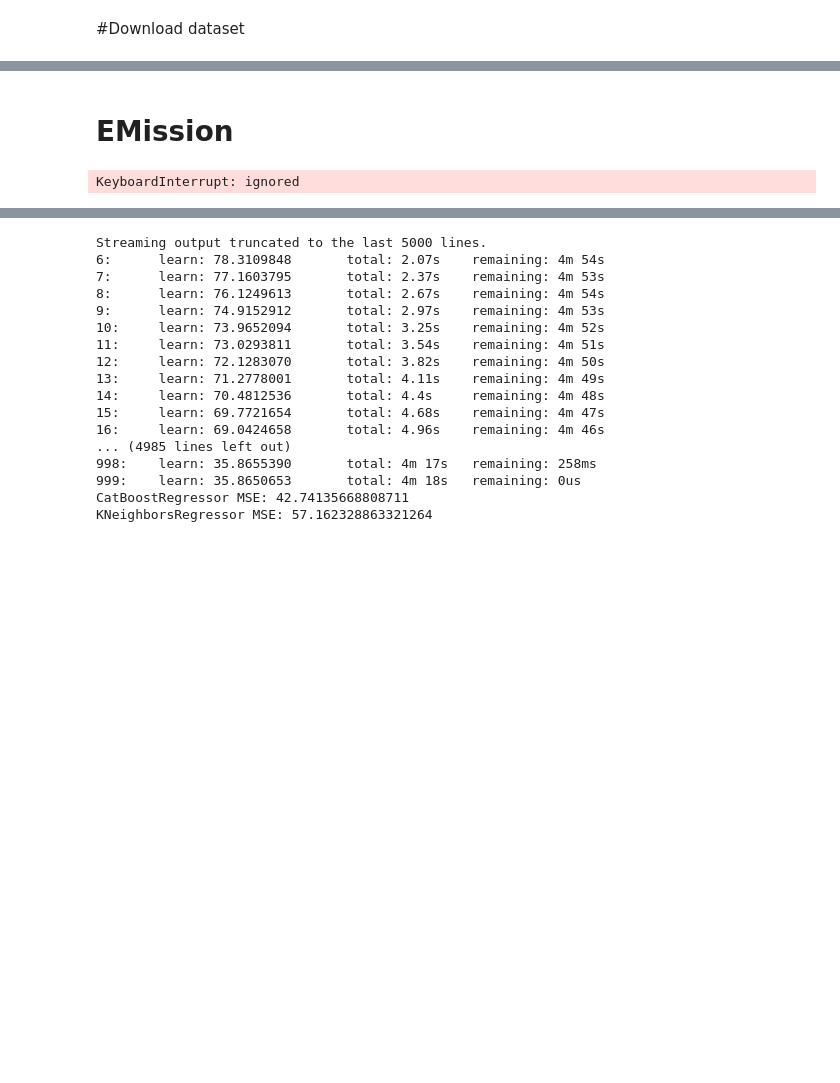
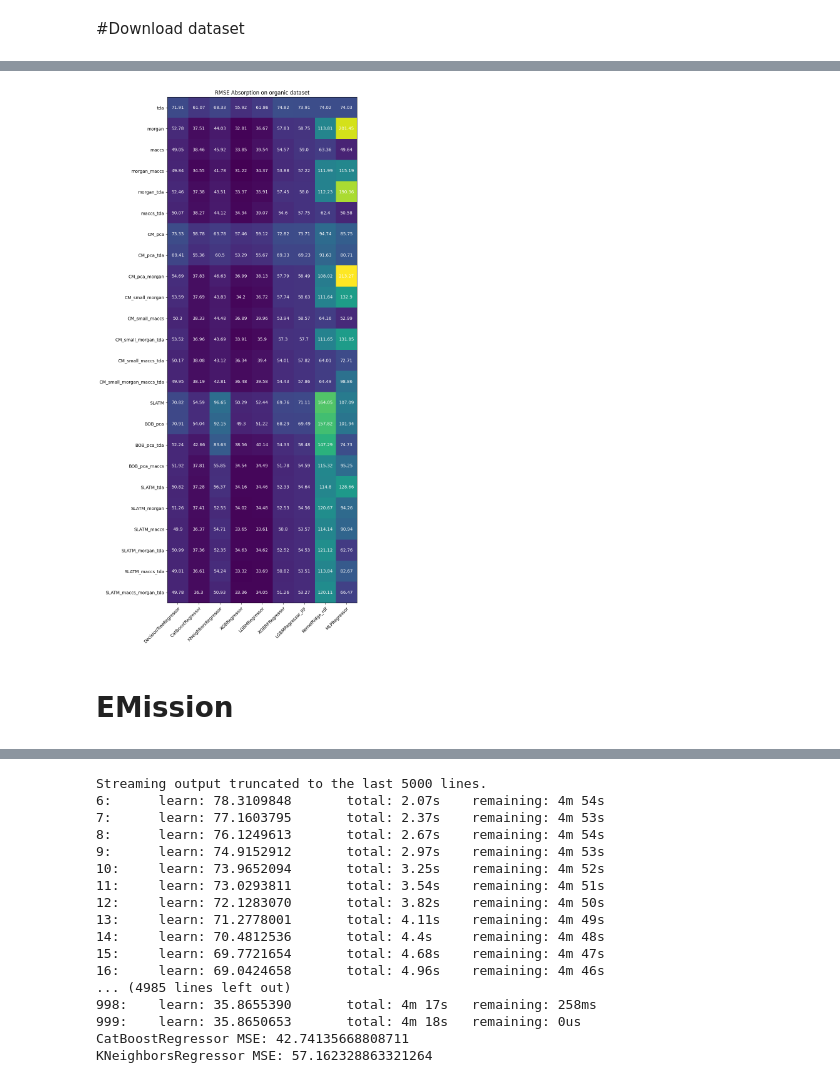
Before and after one commit to Yagr49/Photocatalyst_NN, a Jupyter notebook: notebooks/Validate_model_for_descriptors_correlation.ipynb, the cells around one changed output, grey strips where cells are left out. Drawn from its saved outputs; the diff is of its cells as text; code cells hidden in the pictures; blank space fills up the shorter version.

```diff
--- a/notebooks/Validate_model_for_descriptors_correlation.ipynb
+++ b/notebooks/Validate_model_for_descriptors_correlation.ipynb
@@ -176,5 +202,4 @@ for i in tqdm(range(len(list_of_dataset))):
         scores = cross_val_score(models[j], x_train, y_train, cv=KFold(n_splits=5, shuffle=True, random_state=rng), scoring='neg_root_mean_squared_error')
         scores_mse_dict[f'{model_name_2[j].__class__.__name__}'] = -1*scores.mean()
         result_df[f'{model_name_2[j]}'][f'{list(dict_df.keys())[i]}'] = -1*scores.mean()
-        result_df.to_csv('/content/drive/MyDrive/result_cor_abs_3.csv')
         print(f'{model_name_2[j]} MSE: {-1*scores.mean()}')
@@ -181,11 +226,35 @@ for i in tqdm(range(len(list_of_dataset))):
+# %%
+model_name_2 = ['DecisionTreeRegressor',
+ 'CatBoostRegressor',
+ 'KNeighborsRegressor',
+ 'XGBRegressor',
+ 'LGBMRegressor',
+ 'XGBRFRegressor',
+ 'LGBMRegressor_RF',
+ 'KernelRidge_rdf',
+ 'MLPRegressor']
+# %%
+Abs_result = result_df[model_name_2]
+# %%
+import matplotlib.pyplot as plt
+import numpy as np
+
+import matplotlib
+import matplotlib as mpl
+fig, ax = plt.subplots(figsize=(18, 18))
+im = ax.imshow(Abs_result)
+ax.set_xticks(np.arange(len(Abs_result.columns)), labels=Abs_result.columns)
+ax.set_yticks(np.arange(len(Abs_result.index)), labels=Abs_result.index)
+plt.setp(ax.get_xticklabels(), rotation=45, ha="right",
+         rotation_mode="anchor")
+for i in range(len(Abs_result.index)):
+    for j in range(len(Abs_result.columns)):
+        text = ax.text(j, i, round(np.array(Abs_result)[i, j],2),
+                       ha="center", va="center", color="w")
+ax.set_title("RMSE Absorption on organic dataset")
+fig.tight_layout()
+plt.show()
+# %% [output]
+[figure, added]
 # %% [markdown]
 # EMission
-# %%
-#BOB_pca_maccs_db_em =  pd.concat([BOB_pca, maccs_full, pd.DataFrame({'Emission':change_nm_em}),pd.DataFrame(start_db['Molecular weight (g mol-1)'])], axis=1).drop(['Unnamed: 0'],axis=1).drop_duplicates()
-SLATM_db_em = pd.concat([SLATM_full, pd.DataFrame({'Emission':change_nm_em}),pd.DataFrame(start_db['Molecular weight (g mol-1)'])], axis=1).drop(['Unnamed: 0'],axis=1).drop_duplicates()
-SLATM_tda_db_em = pd.concat([SLATM_full, tda_full, pd.DataFrame({'Emission':change_nm_em}),pd.DataFrame(start_db['Molecular weight (g mol-1)'])], axis=1).drop(['Unnamed: 0'],axis=1).drop_duplicates()
-SLATM_morgan_db_em = pd.concat([SLATM_full, morgan_full, pd.DataFrame({'Emission':change_nm_em}),pd.DataFrame(start_db['Molecular weight (g mol-1)'])], axis=1).drop(['Unnamed: 0'],axis=1).drop_duplicates()
-SLATM_maccs_db_em = pd.concat([SLATM_full, maccs_full, pd.DataFrame({'Emission':change_nm_em}),pd.DataFrame(start_db['Molecular weight (g mol-1)'])], axis=1).drop(['Unnamed: 0'],axis=1).drop_duplicates()
-SLATM_maccs_tda_db_em = pd.concat([SLATM_full, maccs_full, tda_full, pd.DataFrame({'Emission':change_nm_em}),pd.DataFrame(start_db['Molecular weight (g mol-1)'])], axis=1).drop(['Unnamed: 0'],axis=1).drop_duplicates()
-# %% [output]
-KeyboardInterrupt: ignored
```
Also changed, not shown: parts of 20 cells of this notebook.
